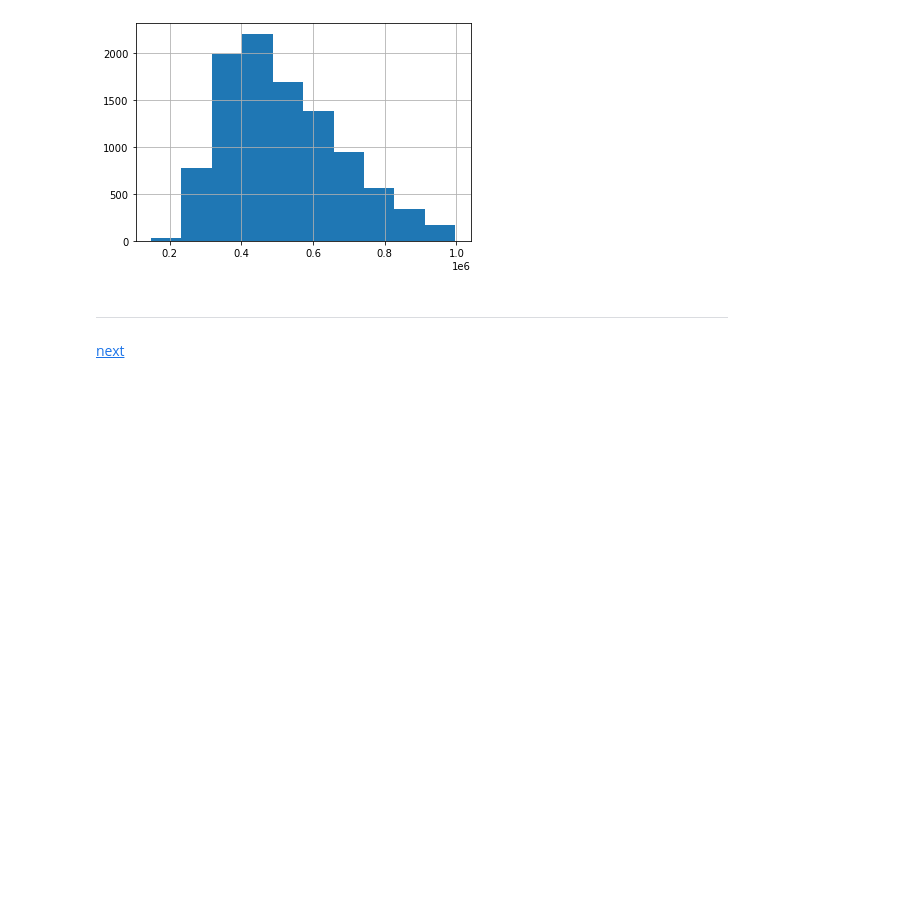
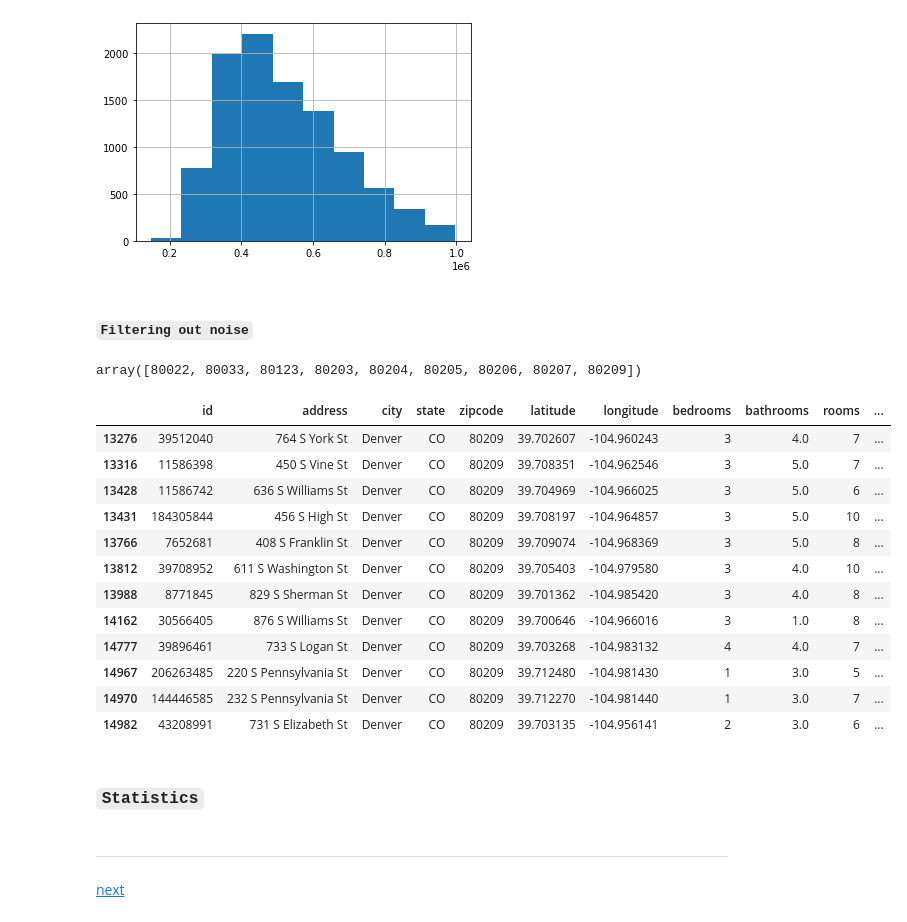
Before and after one commit to GouthamShiv/python-datascience, a Jupyter notebook: code/04-python-data-mining/01-cleaning-data.ipynb, the cells around one changed output. Drawn from its saved outputs; the diff is of its cells as text; code cells hidden in the pictures; blank space fills up the shorter version.

```diff
--- a/code/04-python-data-mining/01-cleaning-data.ipynb
+++ b/code/04-python-data-mining/01-cleaning-data.ipynb
@@ -181,6 +182,35 @@ df.estimated_value.hist()
 # %% [output]
 <AxesSubplot:>
 [figure]
+# %% [markdown]
+#### `Filtering out noise`
+# %%
+# Get data to help using for filtering
+df.zipcode.unique()
+# %% [output]
+array([80022, 80033, 80123, 80203, 80204, 80205, 80206, 80207, 80209])
+# %%
+# Format to filter / slice data, with multiple conditions
+# df[(df.estimated_value<=1000000) & (cond2) & (cond3)]
+# df[((df.estimated_value <= 1000000) | (df.yearBuilt > 2000)) & (df.zipcode == 80209)]
+
+df[(df.estimated_value <= 1000000) & (df.yearBuilt > 2000) & (df.zipcode == 80209)]
+# %% [output]
+|  | id | address | city | state | zipcode | latitude | longitude | bedrooms | bathrooms | rooms | ... |
+| 13276 | 39512040 | 764 S York St | Denver | CO | 80209 | 39.702607 | -104.960243 | 3 | 4.0 | 7 | ... |
+| 13316 | 11586398 | 450 S Vine St | Denver | CO | 80209 | 39.708351 | -104.962546 | 3 | 5.0 | 7 | ... |
+| 13428 | 11586742 | 636 S Williams St | Denver | CO | 80209 | 39.704969 | -104.966025 | 3 | 5.0 | 6 | ... |
+| 13431 | 184305844 | 456 S High St | Denver | CO | 80209 | 39.708197 | -104.964857 | 3 | 5.0 | 10 | ... |
+| 13766 | 7652681 | 408 S Franklin St | Denver | CO | 80209 | 39.709074 | -104.968369 | 3 | 5.0 | 8 | ... |
+| 13812 | 39708952 | 611 S Washington St | Denver | CO | 80209 | 39.705403 | -104.979580 | 3 | 4.0 | 10 | ... |
+| 13988 | 8771845 | 829 S Sherman St | Denver | CO | 80209 | 39.701362 | -104.985420 | 3 | 4.0 | 8 | ... |
+| 14162 | 30566405 | 876 S Williams St | Denver | CO | 80209 | 39.700646 | -104.966016 | 3 | 1.0 | 8 | ... |
+| 14777 | 39896461 | 733 S Logan St | Denver | CO | 80209 | 39.703268 | -104.983132 | 4 | 4.0 | 7 | ... |
+| 14967 | 206263485 | 220 S Pennsylvania St | Denver | CO | 80209 | 39.712480 | -104.981430 | 1 | 3.0 | 5 | ... |
+| 14970 | 144446585 | 232 S Pennsylvania St | Denver | CO | 80209 | 39.712270 | -104.981440 | 1 | 3.0 | 7 | ... |
+| 14982 | 43208991 | 731 S Elizabeth St | Denver | CO | 80209 | 39.703135 | -104.956141 | 2 | 3.0 | 6 | ... |
+# %% [markdown]
+### `Statistics`
 # %% [markdown]
 
 ---
```
Also changed, not shown: parts of 4 cells of this notebook.
